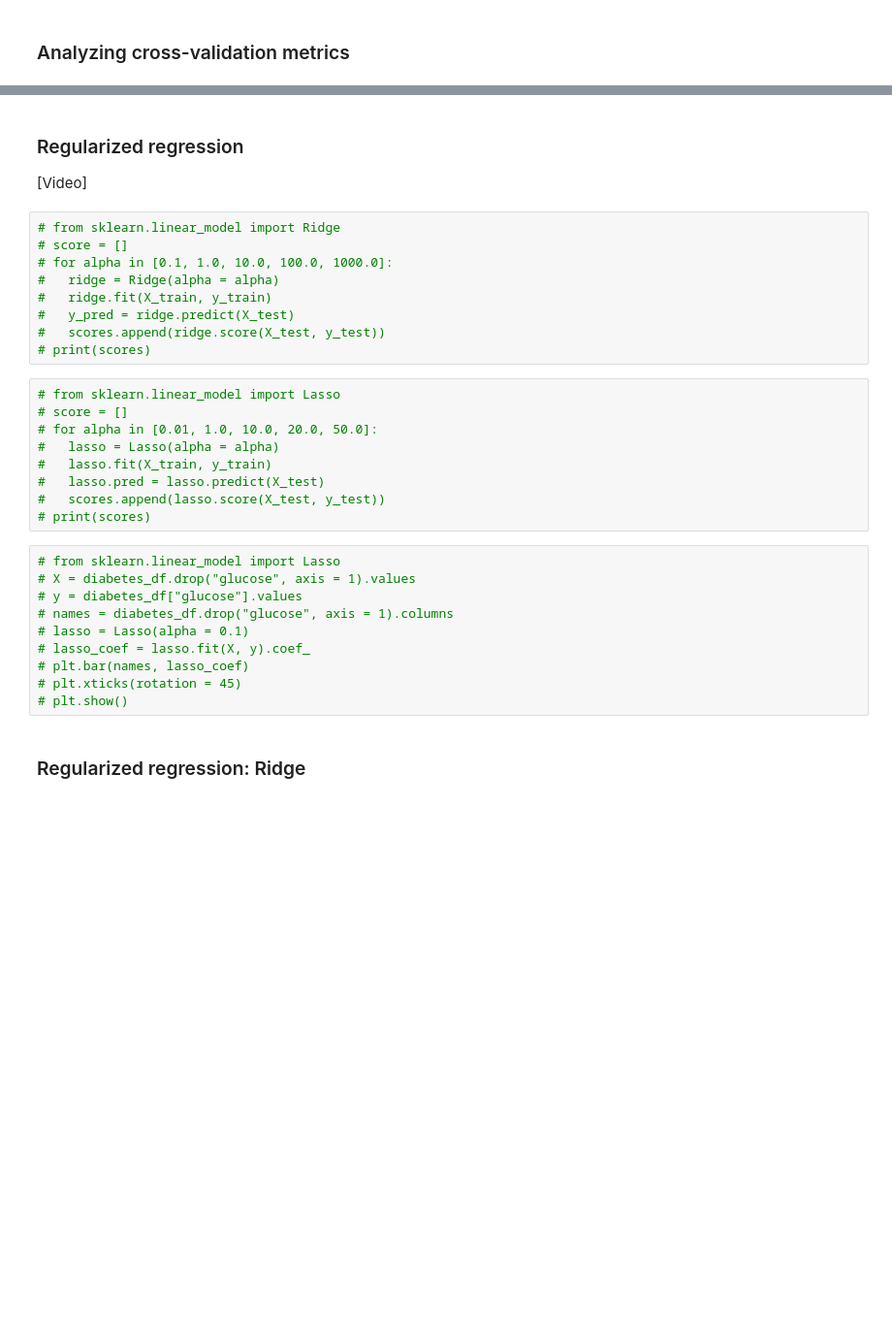
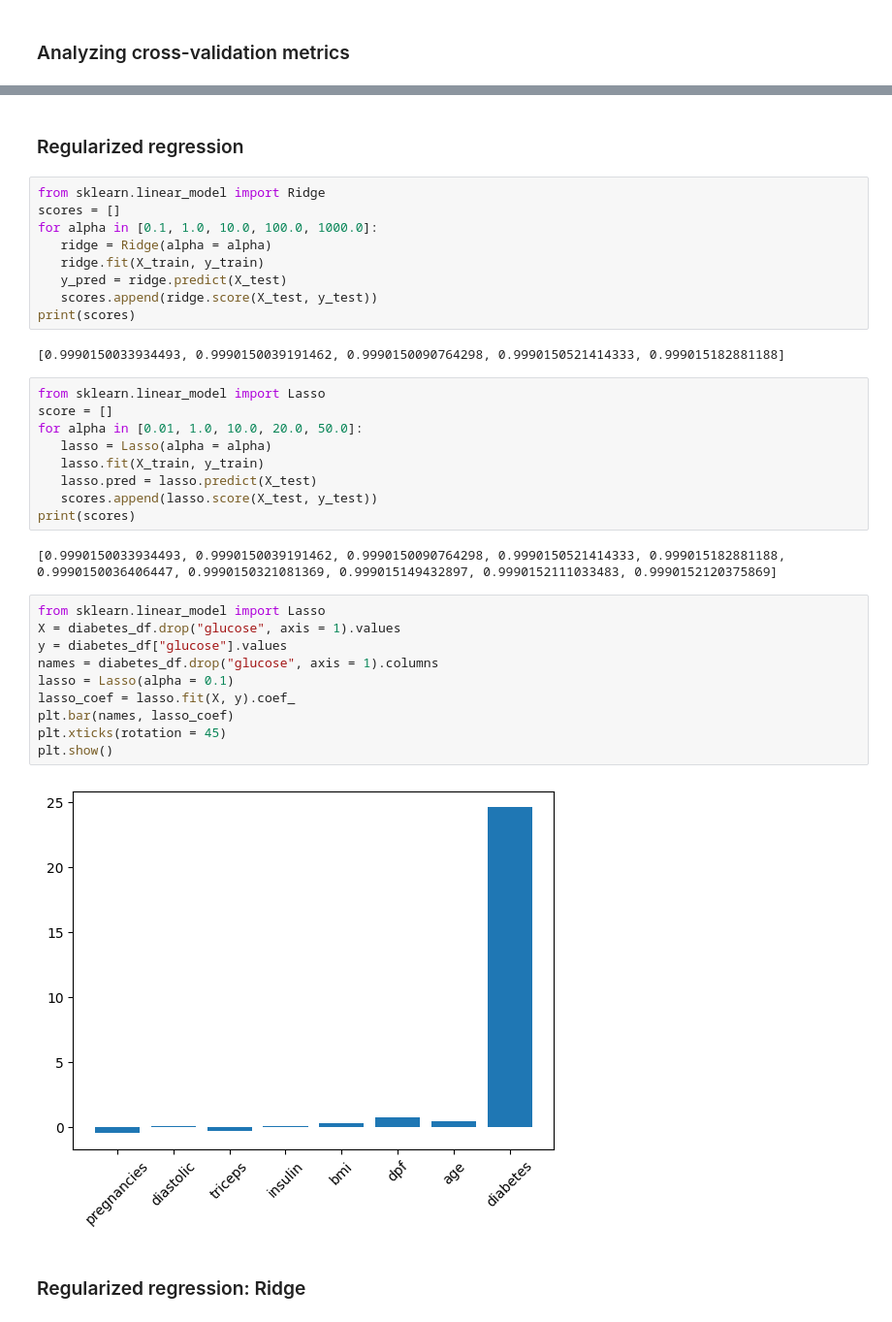
Before and after one commit to AustinCC-CSSO/ACC-ACM-ML-Master-Template, a Jupyter notebook: Supervised Machine Learning Template/supervised_learning_with_scikit-learn.ipynb, the cells around one changed output, grey strips where cells are left out. Shown at 97% size. Drawn from its saved outputs; the diff is of its cells as text; blank space fills up the shorter version.

```diff
--- a/Supervised Machine Learning Template/supervised_learning_with_scikit-learn.ipynb
+++ b/Supervised Machine Learning Template/supervised_learning_with_scikit-learn.ipynb
@@ -587,35 +608,39 @@ print(np.quantile(cv_scores, [0.025, 0.975]))
 # %% [markdown]
 ### Regularized regression
-
-[Video]
 # %%
-# from sklearn.linear_model import Ridge
-# score = []
-# for alpha in [0.1, 1.0, 10.0, 100.0, 1000.0]:
-#   ridge = Ridge(alpha = alpha)
-#   ridge.fit(X_train, y_train)
-#   y_pred = ridge.predict(X_test)
-#   scores.append(ridge.score(X_test, y_test))
-# print(scores)
+from sklearn.linear_model import Ridge
+scores = []
+for alpha in [0.1, 1.0, 10.0, 100.0, 1000.0]:
+   ridge = Ridge(alpha = alpha)
+   ridge.fit(X_train, y_train)
+   y_pred = ridge.predict(X_test)
+   scores.append(ridge.score(X_test, y_test))
+print(scores)
+# %% [output]
+[0.9990150033934493, 0.9990150039191462, 0.9990150090764298, 0.9990150521414333, 0.999015182881188]
 # %%
-# from sklearn.linear_model import Lasso
-# score = []
-# for alpha in [0.01, 1.0, 10.0, 20.0, 50.0]:
-#   lasso = Lasso(alpha = alpha)
-#   lasso.fit(X_train, y_train)
-#   lasso.pred = lasso.predict(X_test)
-#   scores.append(lasso.score(X_test, y_test))
-# print(scores)
+from sklearn.linear_model import Lasso
+score = []
+for alpha in [0.01, 1.0, 10.0, 20.0, 50.0]:
+   lasso = Lasso(alpha = alpha)
+   lasso.fit(X_train, y_train)
+   lasso.pred = lasso.predict(X_test)
+   scores.append(lasso.score(X_test, y_test))
+print(scores)
+# %% [output]
+[0.9990150033934493, 0.9990150039191462, 0.9990150090764298, 0.9990150521414333, 0.999015182881188, 0.9990150036406447, 0.9990150321081369, 0.999015149432897, 0.9990152111033483, 0.9990152120375869]
 # %%
-# from sklearn.linear_model import Lasso
-# X = diabetes_df.drop("glucose", axis = 1).values
-# y = diabetes_df["glucose"].values
-# names = diabetes_df.drop("glucose", axis = 1).columns
-# lasso = Lasso(alpha = 0.1)
-# lasso_coef = lasso.fit(X, y).coef_
-# plt.bar(names, lasso_coef)
-# plt.xticks(rotation = 45)
-# plt.show()
+from sklearn.linear_model import Lasso
+X = diabetes_df.drop("glucose", axis = 1).values
+y = diabetes_df["glucose"].values
+names = diabetes_df.drop("glucose", axis = 1).columns
+lasso = Lasso(alpha = 0.1)
+lasso_coef = lasso.fit(X, y).coef_
+plt.bar(names, lasso_coef)
+plt.xticks(rotation = 45)
+plt.show()
+# %% [output]
+[figure, added]
 # %% [markdown]
 ### Regularized regression: Ridge
 # %%
```
Also changed, not shown: parts of 14 cells of this notebook.
